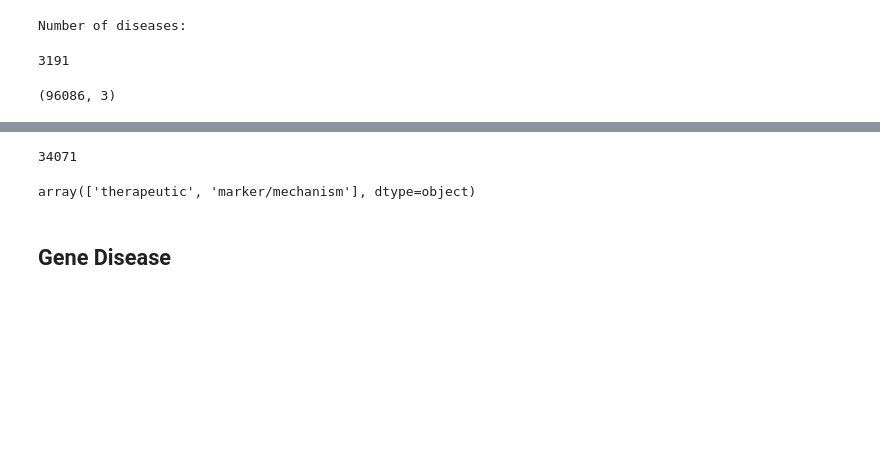
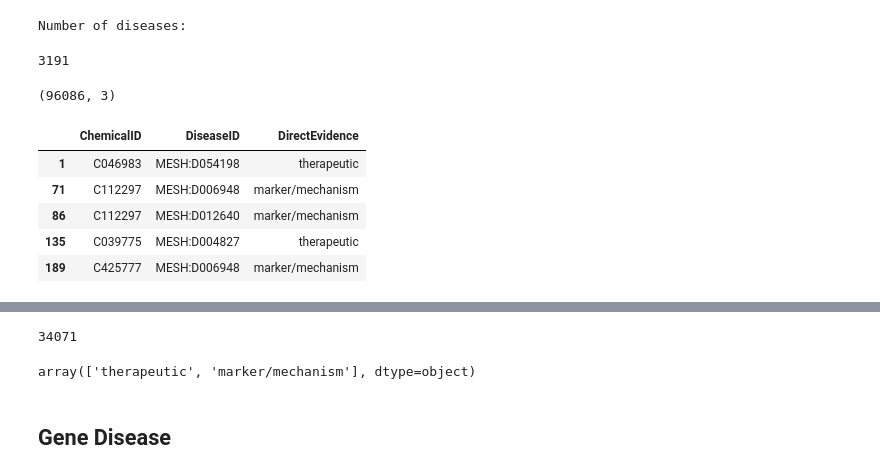
Before and after one commit to colemai/msc-thesis, a Jupyter notebook: ctd-to-nt/ctd-to-nt.ipynb, the cells around one changed output, grey strips where cells are left out. Drawn from its saved outputs; the diff is of its cells as text; code cells hidden in the pictures; blank space fills up the shorter version.

```diff
--- a/ctd-to-nt/ctd-to-nt.ipynb
+++ b/ctd-to-nt/ctd-to-nt.ipynb
@@ -280,6 +278,15 @@ df1.to_csv('chem-dis-pos-assocs.csv', index=False)
 df1.shape
 # %% [output]
 (96086, 3)
+# %%
+df1.head()
+# %% [output]
+|  | ChemicalID | DiseaseID | DirectEvidence |
+| 1 | C046983 | MESH:D054198 | therapeutic |
+| 71 | C112297 | MESH:D006948 | marker/mechanism |
+| 86 | C112297 | MESH:D012640 | marker/mechanism |
+| 135 | C039775 | MESH:D004827 | therapeutic |
+| 189 | C425777 | MESH:D006948 | marker/mechanism |
 # %%
 # Process DiseaseID so as to be usable in url
 df_cd['DiseaseID'] = df_cd['DiseaseID'].str.replace('MESH:', '')
```
Also changed, not shown: parts of 2 cells of this notebook, 1 other file.
